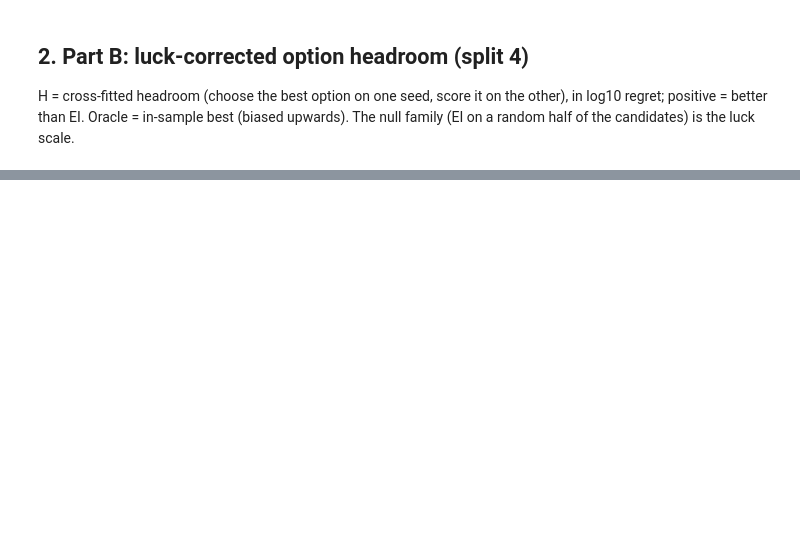
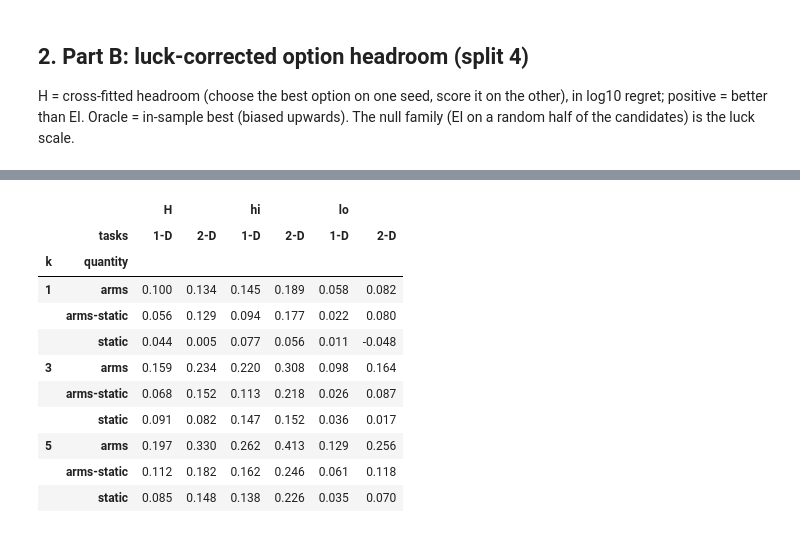
Before and after one commit to timruhkopf/anytime-acquisition, a Jupyter notebook: notebooks/12_2026-11-12_option_headroom.ipynb, the cells around one changed output, grey strips where cells are left out. Cells and saved outputs as stored; diff of their text form; code cells hidden in the pictures; blank space fills up the shorter version.

```diff
--- a/notebooks/12_2026-11-12_option_headroom.ipynb
+++ b/notebooks/12_2026-11-12_option_headroom.ipynb
@@ -301,0 +327,29 @@ verdict (analysis/options.py::option_verdict, arms' H at k = 3): GO
+# %%
+# Post hoc (not pre-registered): headroom by task type. A task is effectively 1-D when one of its two inputs is irrelevant.
+from anytime_acq.analysis.options import crossfit_per_state, static_per_state
+from anytime_acq.bo.tasks import draw_tasks
+from anytime_acq.analysis.stats import bootstrap_ci
+st_seed = B.groupby("state").seed.first()
+tk = draw_tasks(2, [int(s) for s in st_seed], n_dense=16, n_refine=1, refine_steps=1)
+nrel = pd.Series(tk.prior.relevant_mask.sum(1).numpy(), index=st_seed.index)
+rows = []
+for k in (1, 3, 5):
+    H, S_ = crossfit_per_state(B, k, "arms").H, static_per_state(B, k)
+    for lab, m in (("1-D", nrel == 1), ("2-D", nrel == 2)):
+        for name, v in (("arms", H[m.to_numpy()]), ("static", S_[m.to_numpy()]), ("arms-static", (H - S_)[m.to_numpy()])):
+            lo, hi = bootstrap_ci(v.to_numpy(), n_boot=2000)
+            rows.append({"k": k, "tasks": lab, "n": int(m.sum()), "quantity": name, "H": v.mean(), "lo": lo, "hi": hi})
+display(pd.DataFrame(rows).pivot_table(index=["k", "quantity"], columns="tasks", values=["H", "lo", "hi"]).round(3))
+# %% [output]
+|  |  | H |  | hi |  | lo |  |
+|  | tasks | 1-D | 2-D | 1-D | 2-D | 1-D | 2-D |
+| k | quantity |  |  |  |  |  |  |
+| 1 | arms | 0.100 | 0.134 | 0.145 | 0.189 | 0.058 | 0.082 |
+|  | arms-static | 0.056 | 0.129 | 0.094 | 0.177 | 0.022 | 0.080 |
+|  | static | 0.044 | 0.005 | 0.077 | 0.056 | 0.011 | -0.048 |
+| 3 | arms | 0.159 | 0.234 | 0.220 | 0.308 | 0.098 | 0.164 |
+|  | arms-static | 0.068 | 0.152 | 0.113 | 0.218 | 0.026 | 0.087 |
+|  | static | 0.091 | 0.082 | 0.147 | 0.152 | 0.036 | 0.017 |
+| 5 | arms | 0.197 | 0.330 | 0.262 | 0.413 | 0.129 | 0.256 |
+|  | arms-static | 0.112 | 0.182 | 0.162 | 0.246 | 0.061 | 0.118 |
+|  | static | 0.085 | 0.148 | 0.138 | 0.226 | 0.035 | 0.070 |
```
Also changed, not shown: parts of 10 cells of this notebook, 13 other files.
